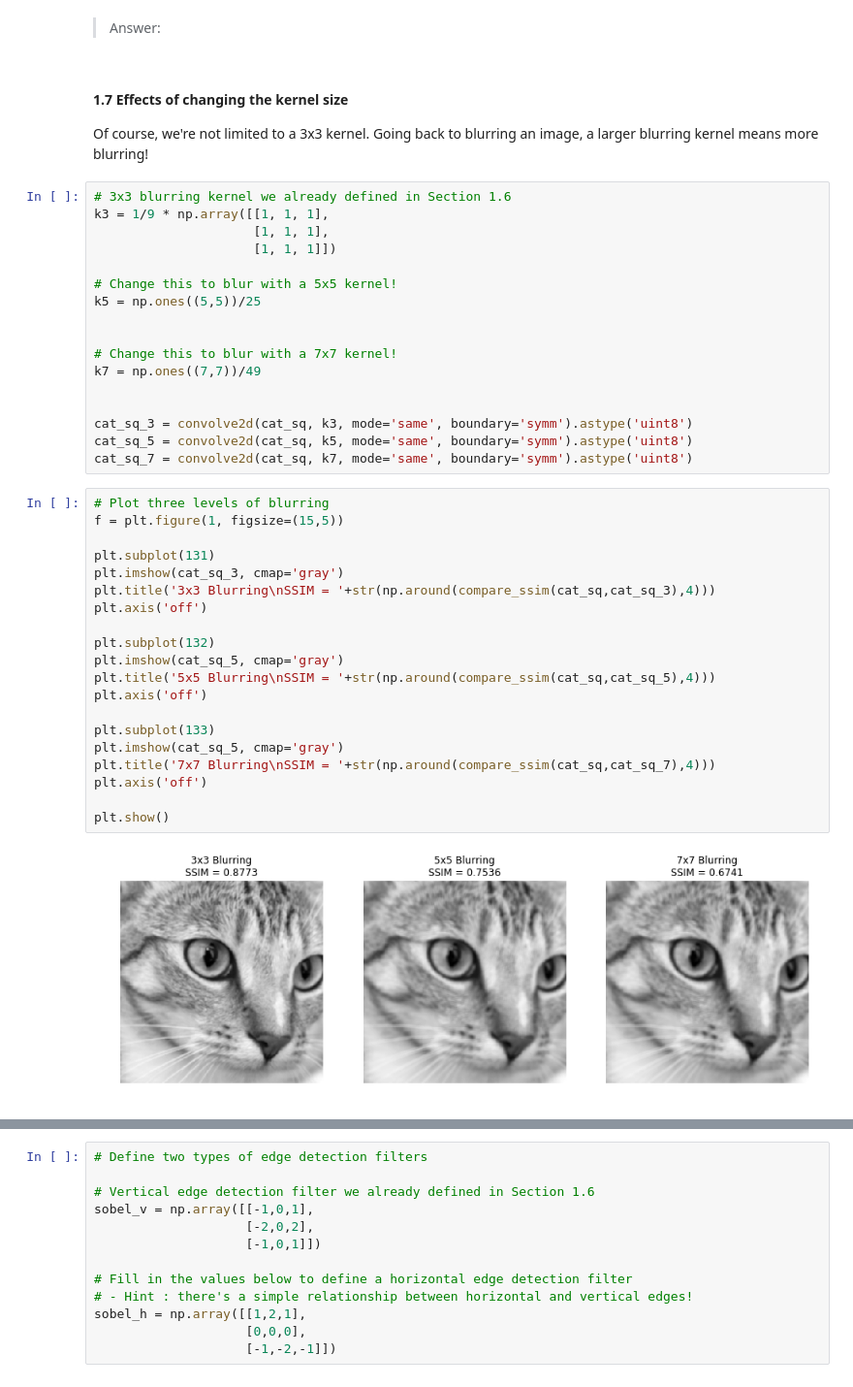
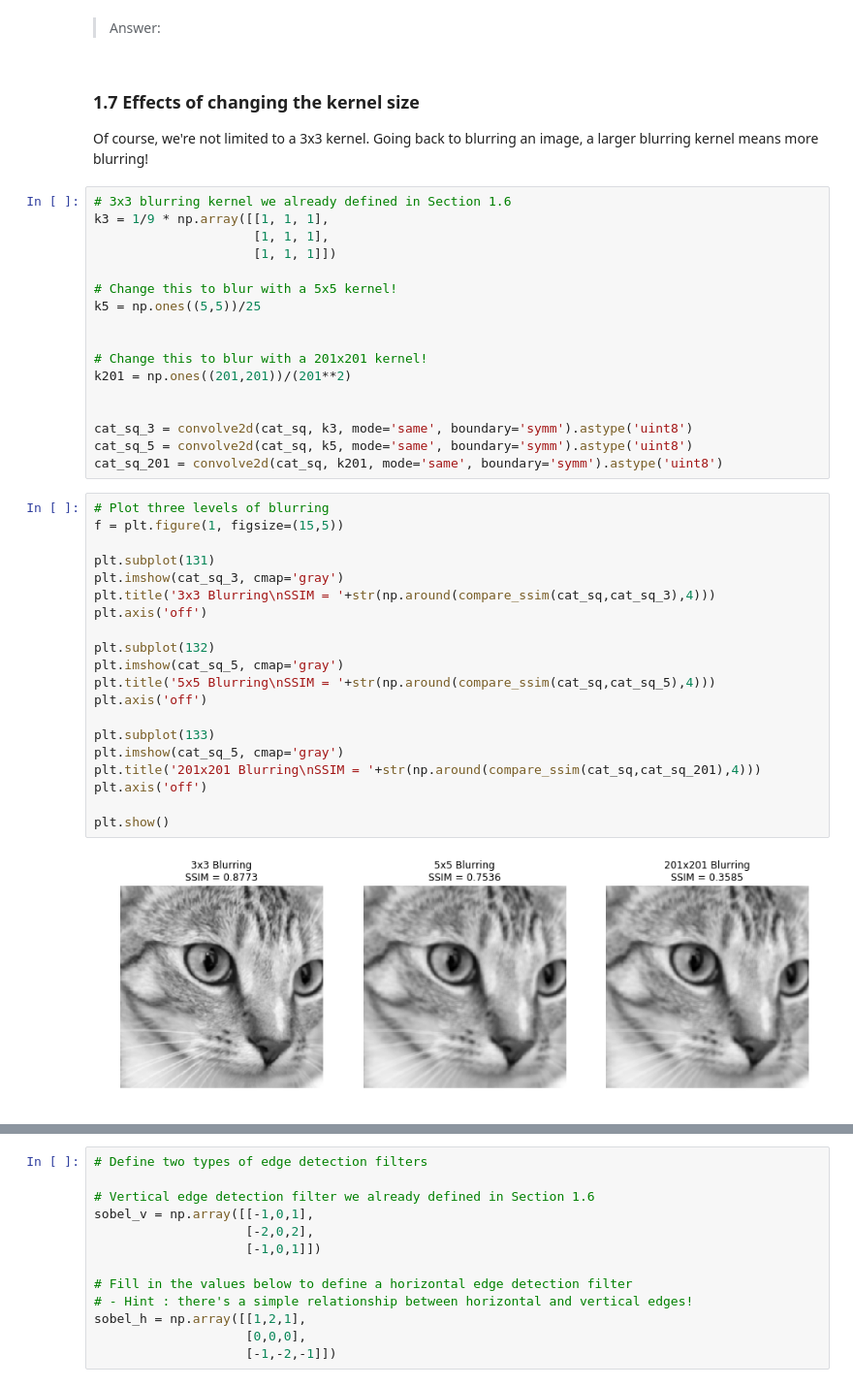
Before and after one commit to nerdslab/HandsOnTech, a Jupyter notebook: HOT_Demo/Hands_on_Tech_Image_Processing.ipynb, the cells around one changed output, grey strips where cells are left out. Shown at 97% size. Drawn from its saved outputs; the diff is of its cells as text.

```diff
--- a/HOT_Demo/Hands_on_Tech_Image_Processing.ipynb
+++ b/HOT_Demo/Hands_on_Tech_Image_Processing.ipynb
@@ -221,7 +231,7 @@ plt.show()
 # %% [markdown]
 >Answer:
 # %% [markdown]
-#### 1.7 Effects of changing the kernel size
+### 1.7 Effects of changing the kernel size
 Of course, we're not limited to a 3x3 kernel. Going back to blurring an image, a larger blurring kernel means more blurring!
 # %%
 # 3x3 blurring kernel we already defined in Section 1.6
@@ -233,32 +243,32 @@ k3 = 1/9 * np.array([[1, 1, 1],
 k5 = np.ones((5,5))/25
 
 
-# Change this to blur with a 7x7 kernel!
-k7 = np.ones((7,7))/49
+# Change this to blur with a 201x201 kernel!
+k201 = np.ones((201,201))/(201**2)
 
 
 cat_sq_3 = convolve2d(cat_sq, k3, mode='same', boundary='symm').astype('uint8')
 cat_sq_5 = convolve2d(cat_sq, k5, mode='same', boundary='symm').astype('uint8')
-cat_sq_7 = convolve2d(cat_sq, k7, mode='same', boundary='symm').astype('uint8')
+cat_sq_201 = convolve2d(cat_sq, k201, mode='same', boundary='symm').astype('uint8')
 # %%
 # Plot three levels of blurring
 f = plt.figure(1, figsize=(15,5))
 
 plt.subplot(131)
 plt.imshow(cat_sq_3, cmap='gray')
 plt.title('3x3 Blurring\nSSIM = '+str(np.around(compare_ssim(cat_sq,cat_sq_3),4)))
 plt.axis('off')
 
 plt.subplot(132)
 plt.imshow(cat_sq_5, cmap='gray')
 plt.title('5x5 Blurring\nSSIM = '+str(np.around(compare_ssim(cat_sq,cat_sq_5),4)))
 plt.axis('off')
 
 plt.subplot(133)
 plt.imshow(cat_sq_5, cmap='gray')
-plt.title('7x7 Blurring\nSSIM = '+str(np.around(compare_ssim(cat_sq,cat_sq_7),4)))
+plt.title('201x201 Blurring\nSSIM = '+str(np.around(compare_ssim(cat_sq,cat_sq_201),4)))
 plt.axis('off')
 
 plt.show()
 # %% [output]
-[figure, old version]
+[figure, new version]
```
Also changed, not shown: parts of 35 cells of this notebook.
